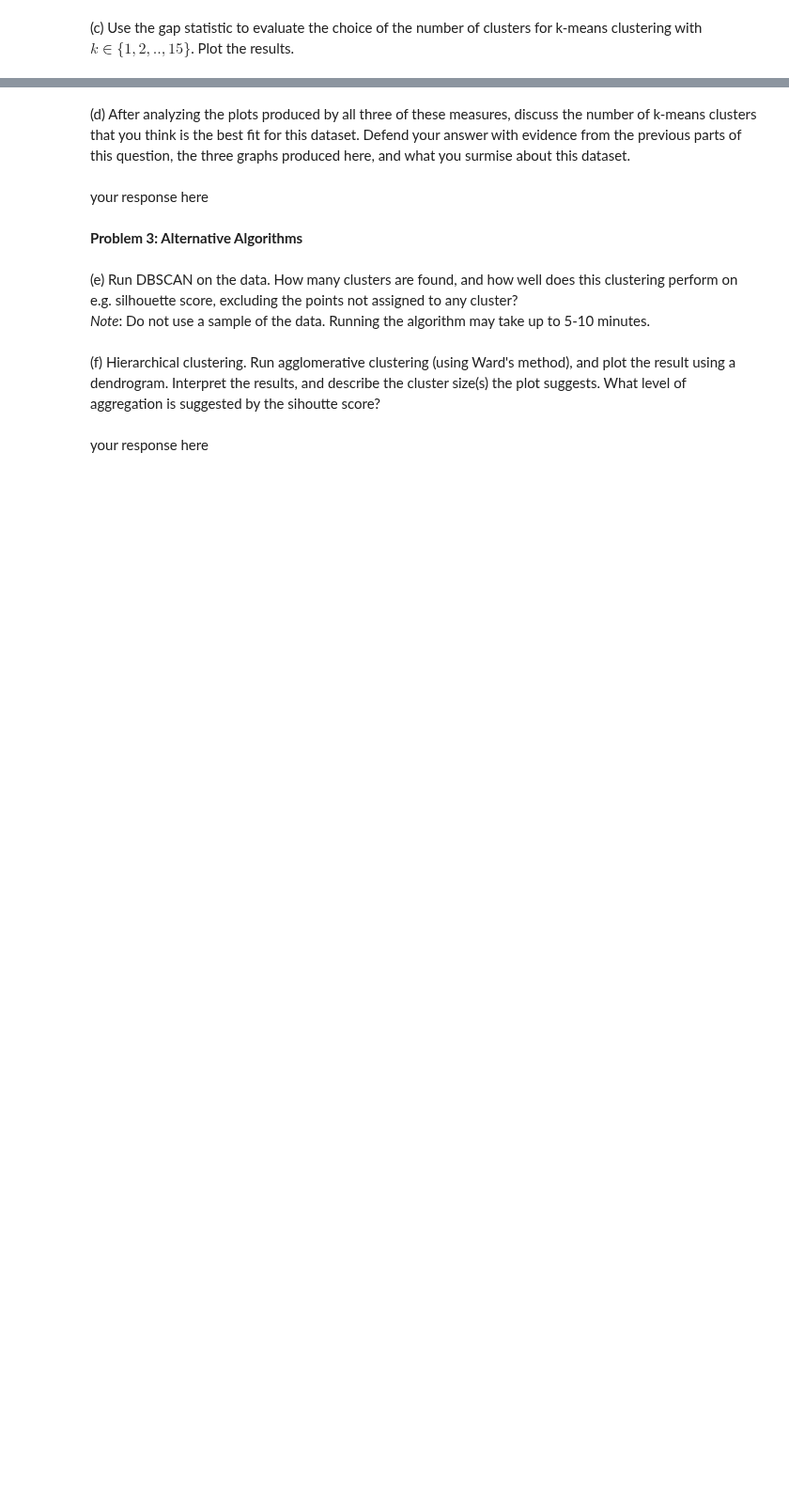
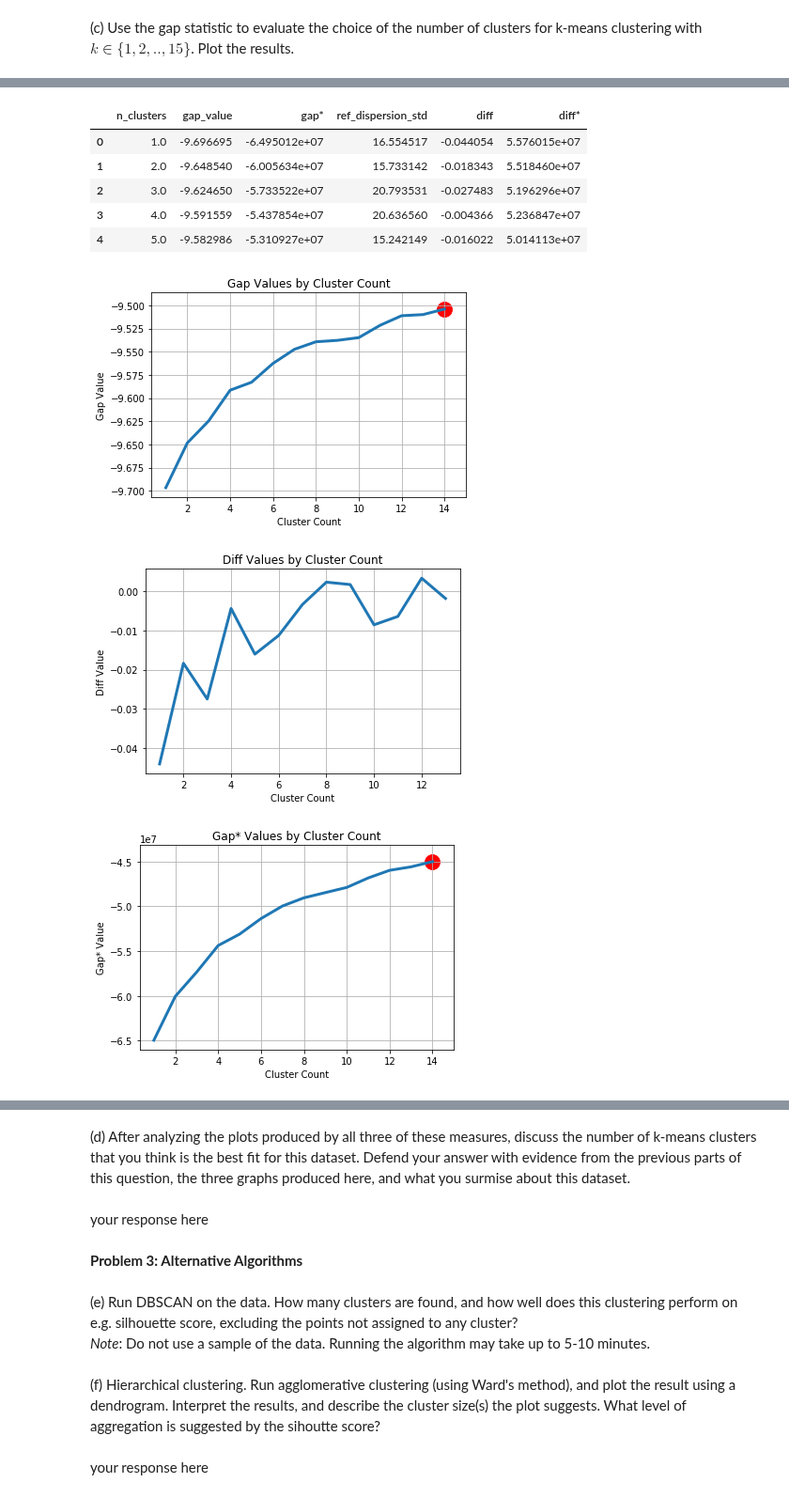
Before and after one commit to jackxxu/2020-CS109B, a Jupyter notebook: content/homeworks/hw02/notebook/cs109b_hw2.ipynb, the cells around one changed output, grey strips where cells are left out. Shown at 94% size. Drawn from its saved outputs; the diff is of its cells as text; code cells hidden in the pictures; blank space fills up the shorter version.

```diff
--- a/content/homeworks/hw02/notebook/cs109b_hw2.ipynb
+++ b/content/homeworks/hw02/notebook/cs109b_hw2.ipynb
@@ -396,0 +428,13 @@ ValueError: x and y must have same first dimension, but have shapes (10,) and (1
+# %%
+display(gs_obj.gap_df.head())
+gs_obj.plot_results()
+# %% [output]
+|  | n_clusters | gap_value | gap* | ref_dispersion_std | diff | diff* |
+| 0 | 1.0 | -9.696695 | -6.495012e+07 | 16.554517 | -0.044054 | 5.576015e+07 |
+| 1 | 2.0 | -9.648540 | -6.005634e+07 | 15.733142 | -0.018343 | 5.518460e+07 |
+| 2 | 3.0 | -9.624650 | -5.733522e+07 | 20.793531 | -0.027483 | 5.196296e+07 |
+| 3 | 4.0 | -9.591559 | -5.437854e+07 | 20.636560 | -0.004366 | 5.236847e+07 |
+| 4 | 5.0 | -9.582986 | -5.310927e+07 | 15.242149 | -0.016022 | 5.014113e+07 |
+[figure, added]
+[figure, added]
+[figure, added]
```
Also changed, not shown: parts of 6 cells of this notebook.
